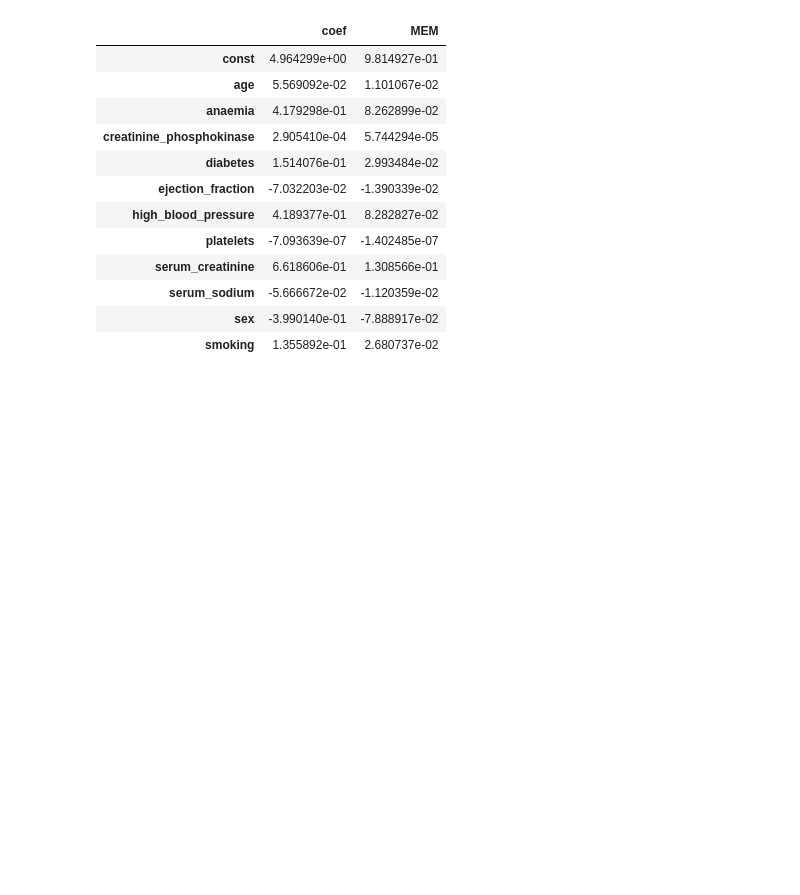
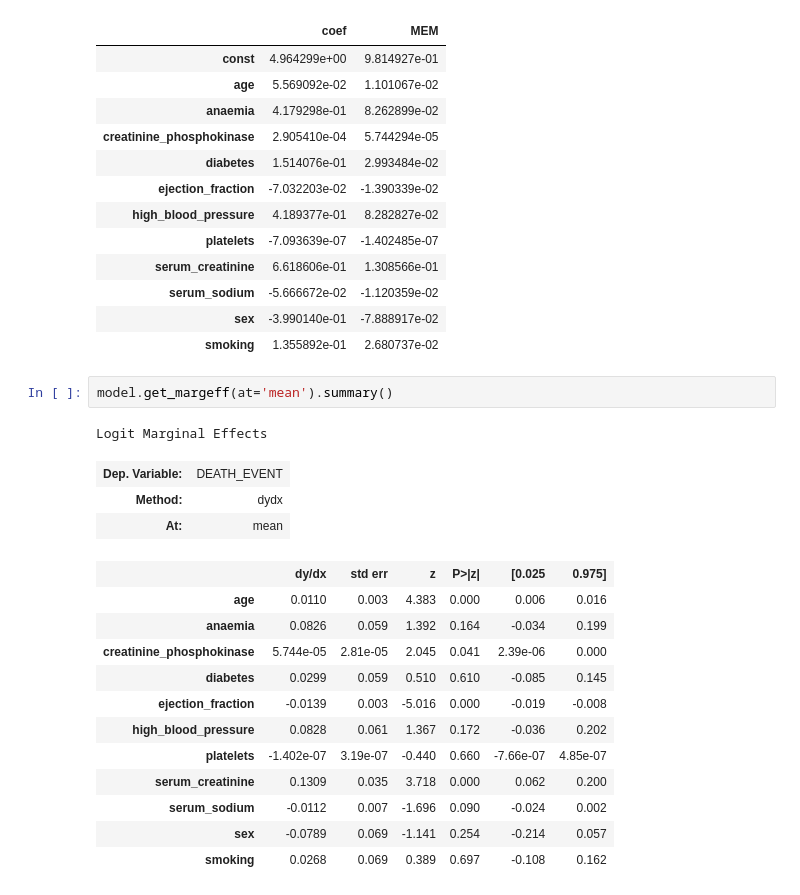
Before and after one commit to MaxwellCooper1/uu_mle, a Jupyter notebook: 02_binary_outcomes.ipynb, the cells around one changed output. Cells and saved outputs as stored; diff of their text form; blank space fills up the shorter version.

```diff
--- a/02_binary_outcomes.ipynb
+++ b/02_binary_outcomes.ipynb
@@ -323,3 +323,22 @@ mem_df
 | serum_sodium | -5.666672e-02 | -1.120359e-02 |
 | sex | -3.990140e-01 | -7.888917e-02 |
 | smoking | 1.355892e-01 | 2.680737e-02 |
+# %%
+model.get_margeff(at='mean').summary()
+# %% [output]
+Logit Marginal Effects
+| Dep. Variable: | DEATH_EVENT |
+| Method: | dydx |
+| At: | mean |
+|  | dy/dx | std err | z | P>|z| | [0.025 | 0.975] |
+| age | 0.0110 | 0.003 | 4.383 | 0.000 | 0.006 | 0.016 |
+| anaemia | 0.0826 | 0.059 | 1.392 | 0.164 | -0.034 | 0.199 |
+| creatinine_phosphokinase | 5.744e-05 | 2.81e-05 | 2.045 | 0.041 | 2.39e-06 | 0.000 |
+| diabetes | 0.0299 | 0.059 | 0.510 | 0.610 | -0.085 | 0.145 |
+| ejection_fraction | -0.0139 | 0.003 | -5.016 | 0.000 | -0.019 | -0.008 |
+| high_blood_pressure | 0.0828 | 0.061 | 1.367 | 0.172 | -0.036 | 0.202 |
+| platelets | -1.402e-07 | 3.19e-07 | -0.440 | 0.660 | -7.66e-07 | 4.85e-07 |
+| serum_creatinine | 0.1309 | 0.035 | 3.718 | 0.000 | 0.062 | 0.200 |
+| serum_sodium | -0.0112 | 0.007 | -1.696 | 0.090 | -0.024 | 0.002 |
+| sex | -0.0789 | 0.069 | -1.141 | 0.254 | -0.214 | 0.057 |
+| smoking | 0.0268 | 0.069 | 0.389 | 0.697 | -0.108 | 0.162 |
```
Also changed, not shown: parts of 3 cells of this notebook.
